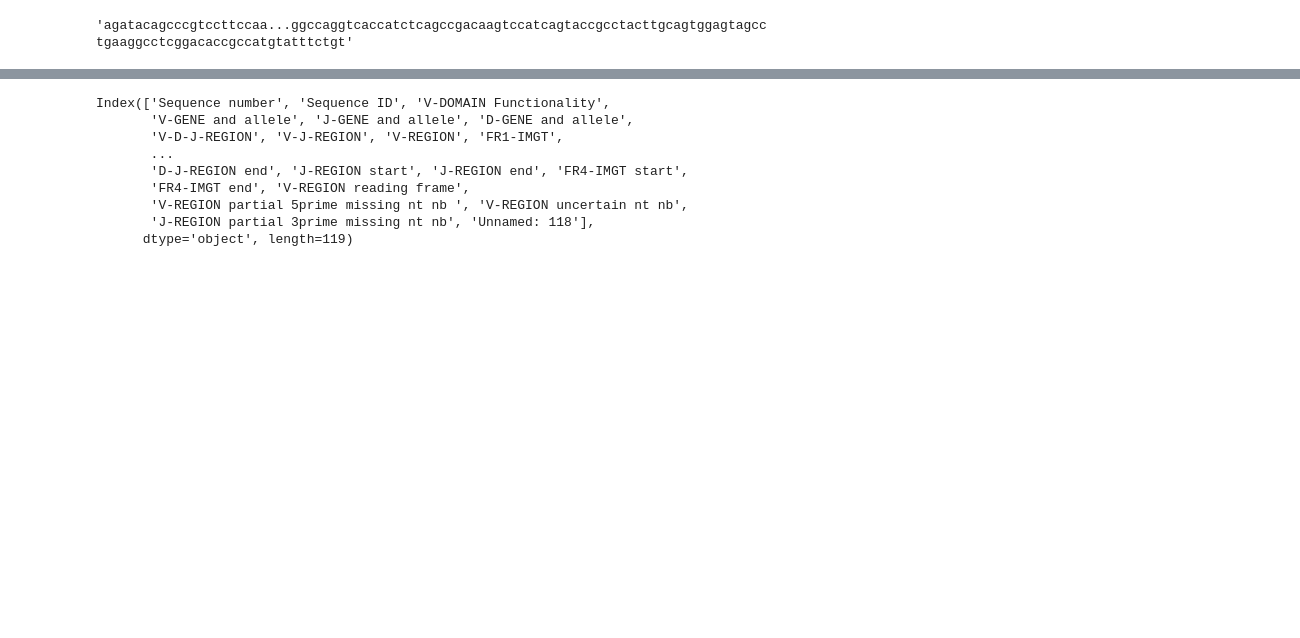
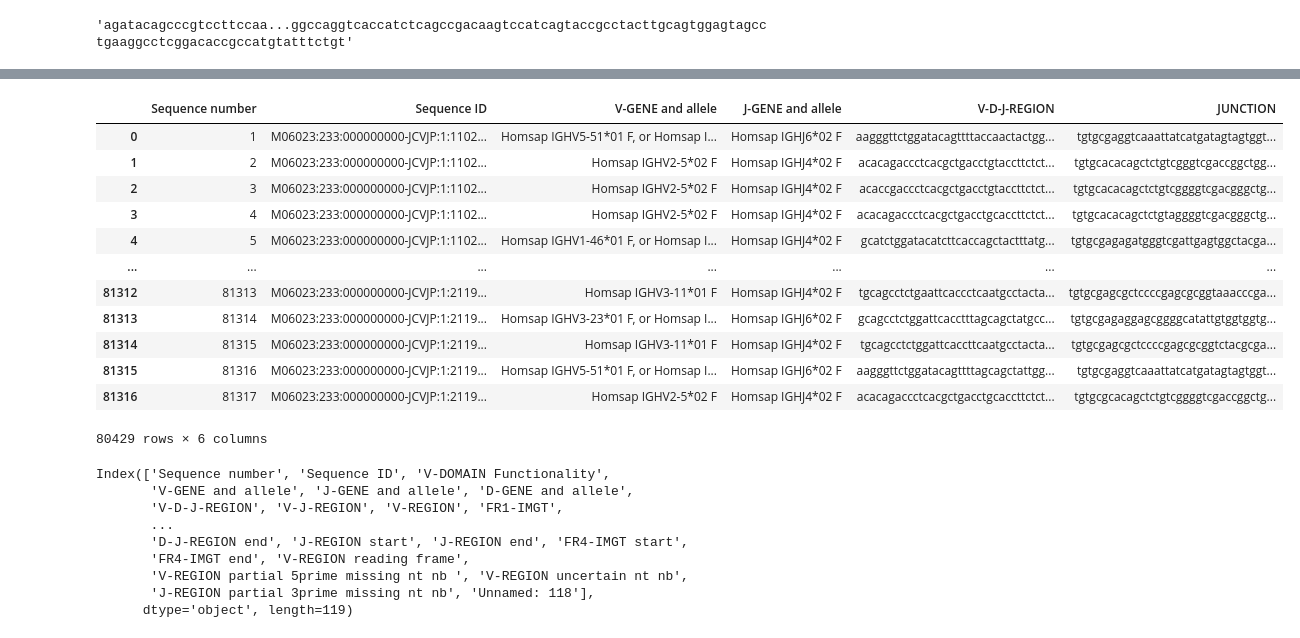
Before and after one commit to RoseYuan/BCR_Clone_Identification, a Jupyter notebook: Scripts/Sample_data_EDA.ipynb, the cells around one changed output, grey strips where cells are left out. Cells and saved outputs as stored; diff of their text form; code cells hidden in the pictures; blank space fills up the shorter version.

```diff
--- a/Scripts/Sample_data_EDA.ipynb
+++ b/Scripts/Sample_data_EDA.ipynb
@@ -167,3 +301,19 @@ df_n.head()
+# %%
+df_n[['Sequence number', 'Sequence ID', 'V-GENE and allele', 'J-GENE and allele', 'V-D-J-REGION', 'JUNCTION']].dropna()
+# %% [output]
+|  | Sequence number | Sequence ID | V-GENE and allele | J-GENE and allele | V-D-J-REGION | JUNCTION |
+| 0 | 1 | M06023:233:000000000-JCVJP:1:1102... | Homsap IGHV5-51*01 F, or Homsap I... | Homsap IGHJ6*02 F | aagggttctggatacagttttaccaactactgg... | tgtgcgaggtcaaattatcatgatagtagtggt... |
+| 1 | 2 | M06023:233:000000000-JCVJP:1:1102... | Homsap IGHV2-5*02 F | Homsap IGHJ4*02 F | acacagaccctcacgctgacctgtaccttctct... | tgtgcacacagctctgtcgggtcgaccggctgg... |
+| 2 | 3 | M06023:233:000000000-JCVJP:1:1102... | Homsap IGHV2-5*02 F | Homsap IGHJ4*02 F | acaccgaccctcacgctgacctgtaccttctct... | tgtgcacacagctctgtcggggtcgacgggctg... |
+| 3 | 4 | M06023:233:000000000-JCVJP:1:1102... | Homsap IGHV2-5*02 F | Homsap IGHJ4*02 F | acacagaccctcacgctgacctgcaccttctct... | tgtgcacacagctctgtaggggtcgacgggctg... |
+| 4 | 5 | M06023:233:000000000-JCVJP:1:1102... | Homsap IGHV1-46*01 F, or Homsap I... | Homsap IGHJ4*02 F | gcatctggatacatcttcaccagctactttatg... | tgtgcgagagatgggtcgattgagtggctacga... |
+| ... | ... | ... | ... | ... | ... | ... |
+| 81312 | 81313 | M06023:233:000000000-JCVJP:1:2119... | Homsap IGHV3-11*01 F | Homsap IGHJ4*02 F | tgcagcctctgaattcaccctcaatgcctacta... | tgtgcgagcgctccccgagcgcggtaaacccga... |
+| 81313 | 81314 | M06023:233:000000000-JCVJP:1:2119... | Homsap IGHV3-23*01 F, or Homsap I... | Homsap IGHJ6*02 F | gcagcctctggattcacctttagcagctatgcc... | tgtgcgagaggagcggggcatattgtggtggtg... |
+| 81314 | 81315 | M06023:233:000000000-JCVJP:1:2119... | Homsap IGHV3-11*01 F | Homsap IGHJ4*02 F | tgcagcctctggattcaccttcaatgcctacta... | tgtgcgagcgctccccgagcgcggtctacgcga... |
+| 81315 | 81316 | M06023:233:000000000-JCVJP:1:2119... | Homsap IGHV5-51*01 F, or Homsap I... | Homsap IGHJ6*02 F | aagggttctggatacagttttagcagctattgg... | tgtgcgaggtcaaattatcatgatagtagtggt... |
+| 81316 | 81317 | M06023:233:000000000-JCVJP:1:2119... | Homsap IGHV2-5*02 F | Homsap IGHJ4*02 F | acacagaccctcacgctgacctgcaccttctct... | tgtgcgcacagctctgtcggggtcgaccggctg... |
+80429 rows × 6 columns
 # %%
 df_n.columns
 # %% [output]
```
Also changed, not shown: parts of 14 cells of this notebook, 6 other files.
